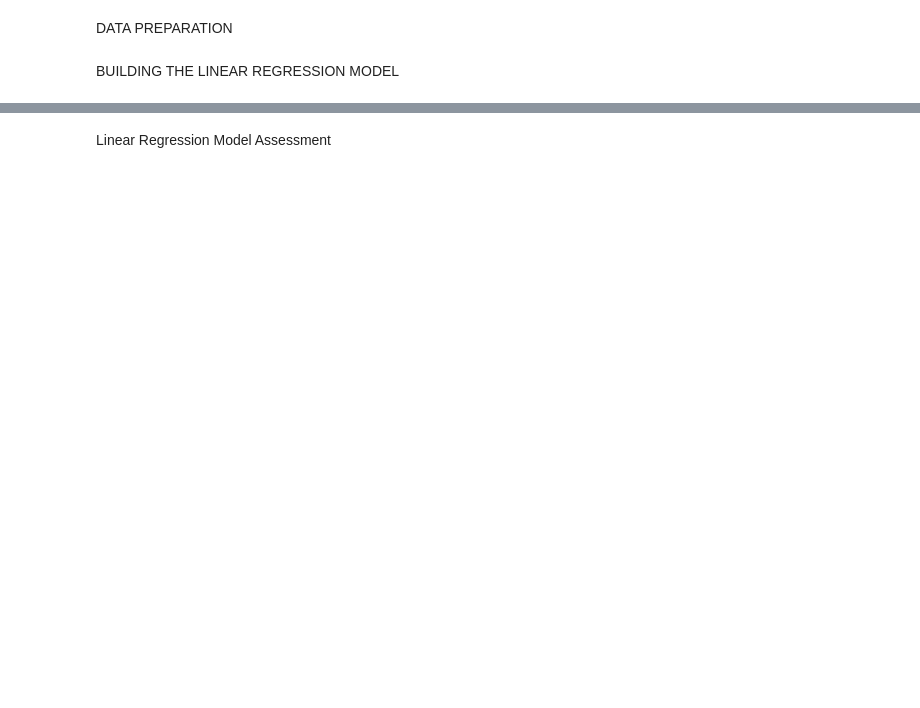
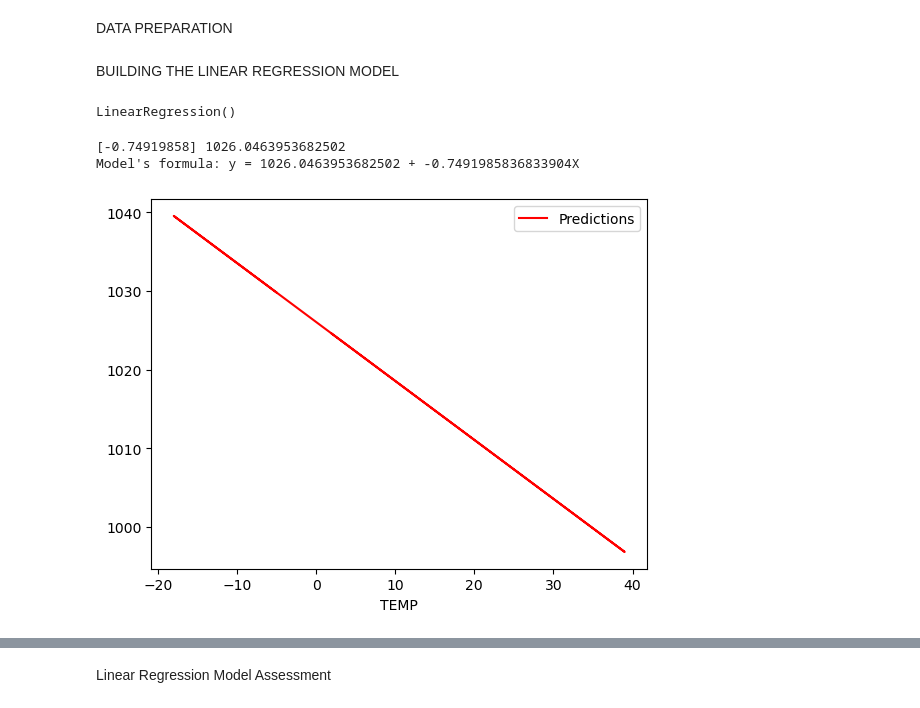
Before and after one commit to madalina889/regression-2, a Jupyter notebook: Regression-2.ipynb, the cells around one changed output, grey strips where cells are left out. Cells and saved outputs as stored; diff of their text form; code cells hidden in the pictures; blank space fills up the shorter version.

```diff
--- a/Regression-2.ipynb
+++ b/Regression-2.ipynb
@@ -31,28 +47,45 @@ DATA PREPARATION
 # %%
 # Create an array for the dependent variable y (Y = DF['COLUMN_NAME'])
+y= df['PRES']
 # %% [markdown]
 BUILDING THE LINEAR REGRESSION MODEL
 # %%
 # Create a model with scikit-learn ( model = LinearRegression() )
+lr_model = LinearRegression()
 # %%
 # Fit the data into the model (model.fit(X,y))
+lr_model.fit(x,y)
+# %% [output]
+LinearRegression()
 # %%
 #Display the slope and intercept of the model (model.coef_, model.intercept_) , use print()
-
+print(lr_model.coef_, lr_model.intercept_)
 
 #Display the model's best fit line formula (y = mx + b) (print(f"Model's formula: y = {model.intercept_} + {model.coef_[0]}X"))
+print(f"Model's formula: y = {lr_model.intercept_} + {lr_model.coef_[0]}X")
+# %% [output]
+[-0.74919858] 1026.0463953682502
+Model's formula: y = 1026.0463953682502 + -0.7491985836833904X
 # %%
 # Make predictons with the X set (y_pred = model.predict(X))
+y_pred = lr_model.predict(x)
 # %%
 # Create a copy of the original data
-
+df_copy = df.copy()
 # Add a new column to the copy of the original data with the predictions (df_copy['Predictions'] = y_pred)
-
+df_copy['Predictions'] = y_pred
 # Create a scatter plot with the original data and the best fit line example : (best_fit_line = df_salary_predicted.plot.line(
 #   x = "years_experience",
 #   y = "salary_predicted",
 #    color = "red"
 #)
 #best_fit_line)
+best_fit_line = df_copy.plot.line(
+    x = "TEMP",
+    y = "Predictions",
+    color = "red"
+)
+# %% [output]
+[figure, added]
 # %%
 # Plot the fit line and scatter points together (.plot.scatter ; .plot.line)
```
Also changed, not shown: parts of 13 cells of this notebook.
